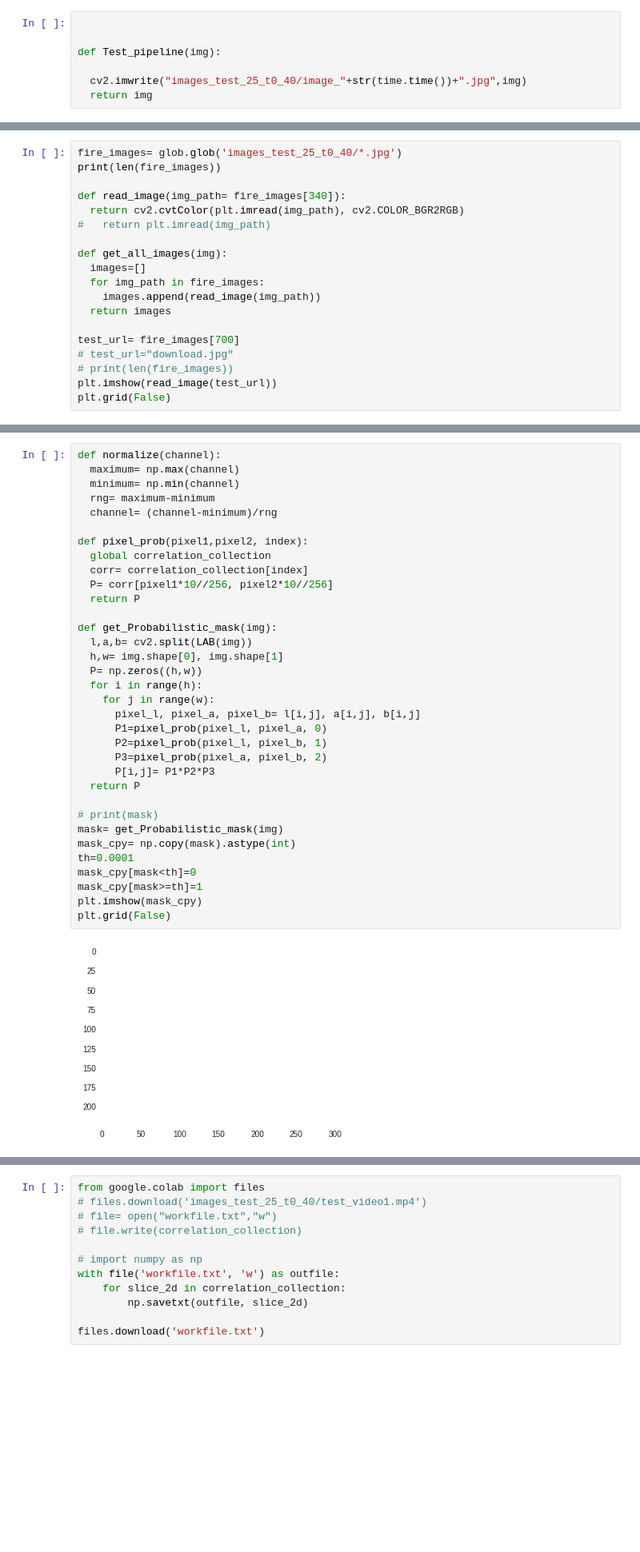
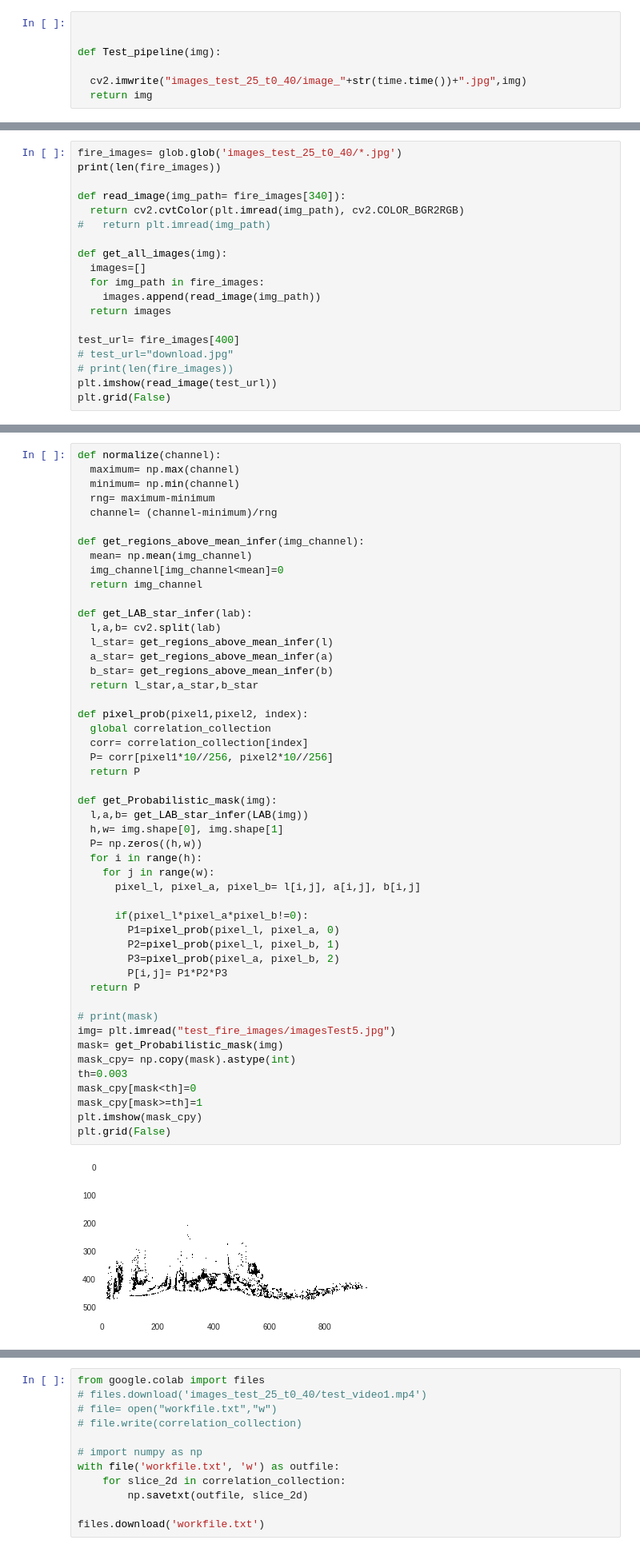
Before and after one commit to NeerajGulia/Simple-eye-detection-tests-ML, a Jupyter notebook: Hello,_Colaboratory.ipynb, the cells around one changed output, grey strips where cells are left out. Shown: that part at 80% size. Drawn from its saved outputs; the diff is of its cells as text; blank space fills up the shorter version.

```diff
--- a/Hello,_Colaboratory.ipynb
+++ b/Hello,_Colaboratory.ipynb
@@ -84,7 +90,7 @@ def get_all_images(img):
     images.append(read_image(img_path))
   return images
 
-test_url= fire_images[700]
+test_url= fire_images[400]
 # test_url="download.jpg"
 # print(len(fire_images))
 plt.imshow(read_image(test_url))
@@ -251,38 +273,53 @@ NameError: ignored
 # %%
 def normalize(channel):
   maximum= np.max(channel)
   minimum= np.min(channel)
   rng= maximum-minimum
   channel= (channel-minimum)/rng
+
+def get_regions_above_mean_infer(img_channel):
+  mean= np.mean(img_channel)
+  img_channel[img_channel<mean]=0
+  return img_channel
+
+def get_LAB_star_infer(lab):
+  l,a,b= cv2.split(lab)
+  l_star= get_regions_above_mean_infer(l)
+  a_star= get_regions_above_mean_infer(a)
+  b_star= get_regions_above_mean_infer(b)
+  return l_star,a_star,b_star
 
 def pixel_prob(pixel1,pixel2, index):
   global correlation_collection
   corr= correlation_collection[index]
   P= corr[pixel1*10//256, pixel2*10//256]
   return P
 
 def get_Probabilistic_mask(img):
-  l,a,b= cv2.split(LAB(img))
+  l,a,b= get_LAB_star_infer(LAB(img))
   h,w= img.shape[0], img.shape[1]
   P= np.zeros((h,w))
   for i in range(h):
     for j in range(w):
       pixel_l, pixel_a, pixel_b= l[i,j], a[i,j], b[i,j]
-      P1=pixel_prob(pixel_l, pixel_a, 0)
-      P2=pixel_prob(pixel_l, pixel_b, 1)
-      P3=pixel_prob(pixel_a, pixel_b, 2)
-      P[i,j]= P1*P2*P3
+
+      if(pixel_l*pixel_a*pixel_b!=0):
+        P1=pixel_prob(pixel_l, pixel_a, 0)
+        P2=pixel_prob(pixel_l, pixel_b, 1)
+        P3=pixel_prob(pixel_a, pixel_b, 2)
+        P[i,j]= P1*P2*P3
   return P
 
 # print(mask)
+img= plt.imread("test_fire_images/imagesTest5.jpg")
 mask= get_Probabilistic_mask(img)
 mask_cpy= np.copy(mask).astype(int)
-th=0.0001
+th=0.003
 mask_cpy[mask<th]=0
 mask_cpy[mask>=th]=1
 plt.imshow(mask_cpy)
 plt.grid(False)
 # %% [output]
-[figure, old version]
+[figure, new version]
 # %%
 # print(mask_cpy)
```
Also changed, not shown: parts of 9 cells of this notebook.
